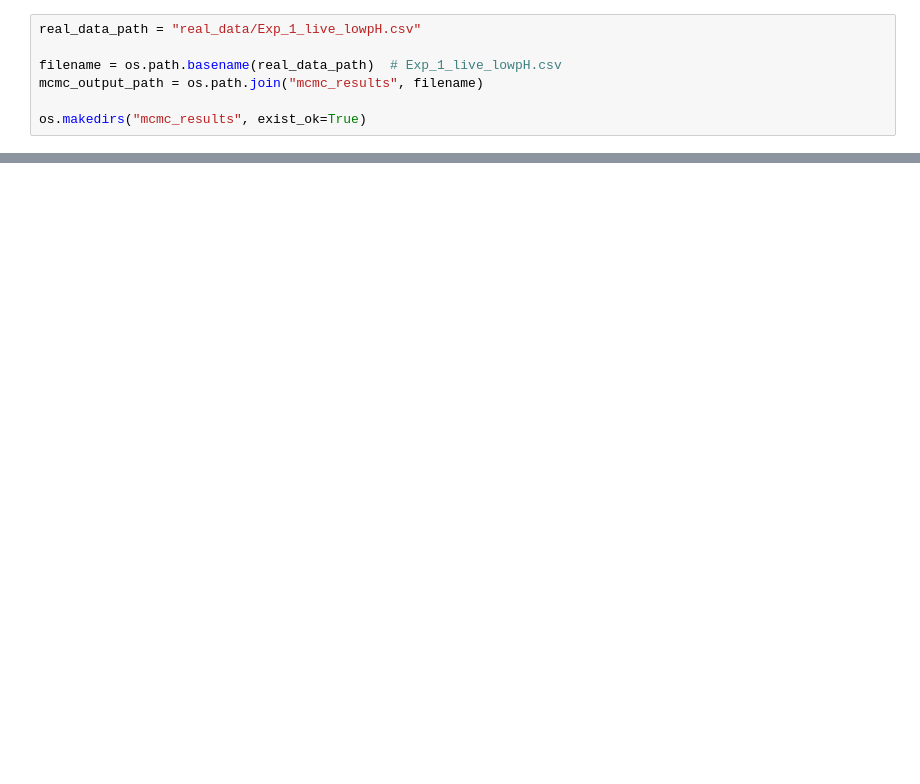
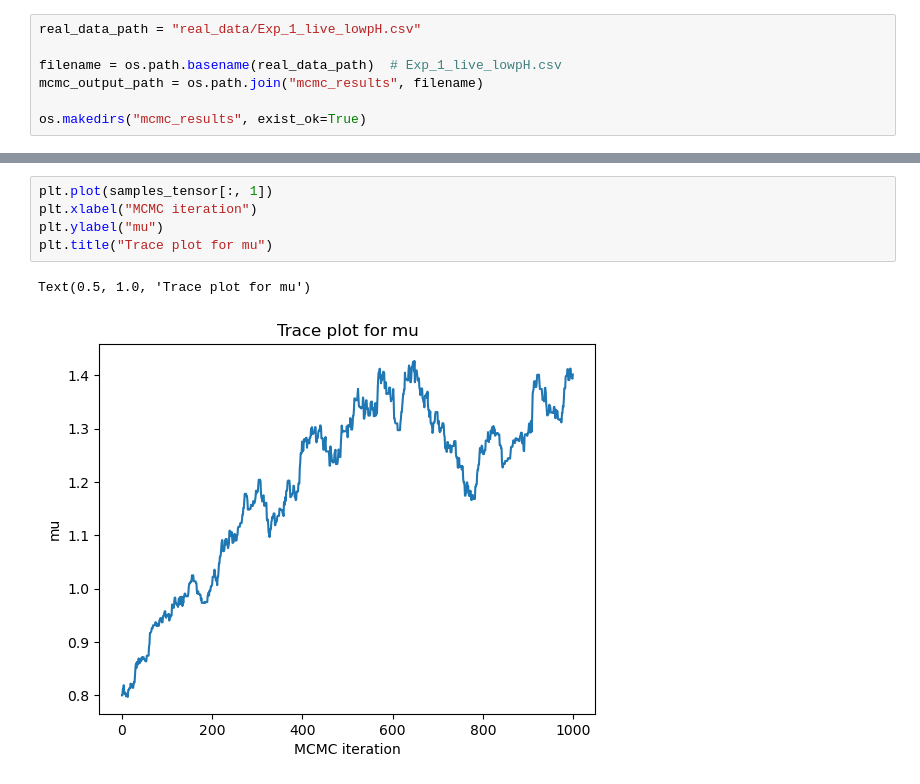
Before and after one commit to PessoaP/Celegans_inference, a Jupyter notebook: mcmc_test.ipynb, the cells around one changed output, grey strips where cells are left out. Drawn from its saved outputs; the diff is of its cells as text; blank space fills up the shorter version.

```diff
--- a/mcmc_test.ipynb
+++ b/mcmc_test.ipynb
@@ -96,0 +173,8 @@ tensor([0.0414, 1.0547, 0.6462], device='cuda:0') -1950.258056640625
+# %%
+plt.plot(samples_tensor[:, 1])
+plt.xlabel("MCMC iteration")
+plt.ylabel("mu")
+plt.title("Trace plot for mu")
+# %% [output]
+Text(0.5, 1.0, 'Trace plot for mu')
+[figure, added]
```
Also changed, not shown: parts of 13 cells of this notebook, 2 other files.
